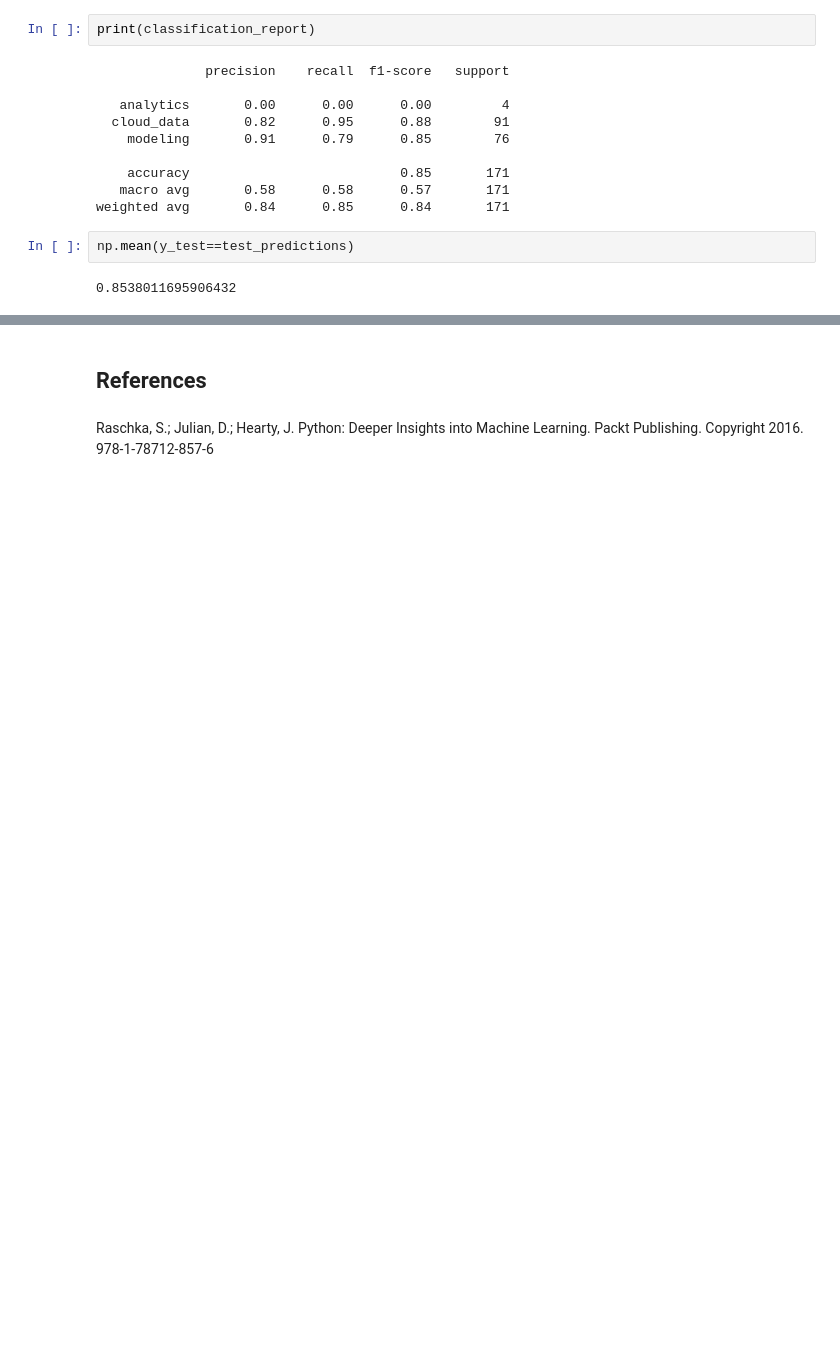
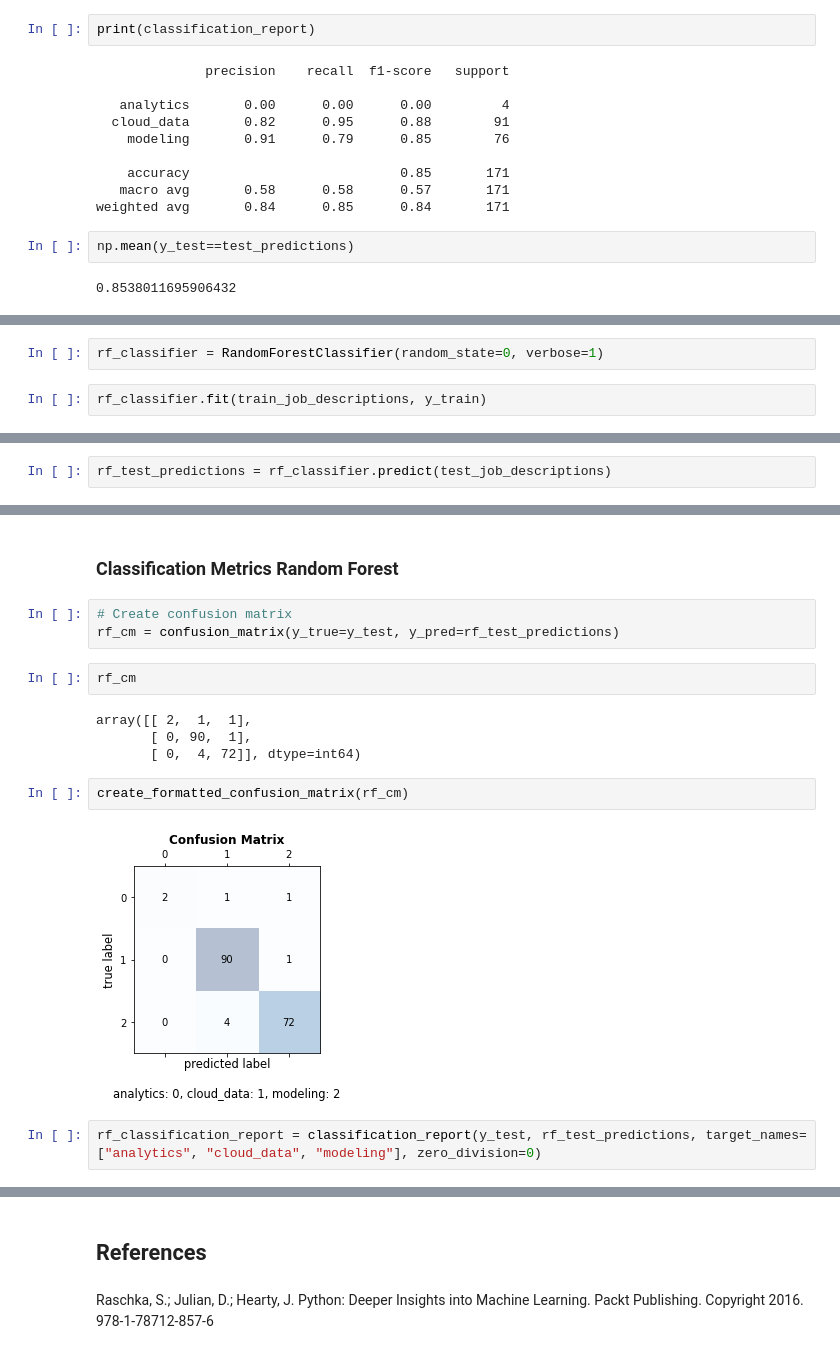
Before and after one commit to mwalbers1/DSC-609-Summer-2022, a Jupyter notebook: Machine_Learning_Final_Project.ipynb, the cells around one changed output, grey strips where cells are left out. Cells and saved outputs as stored; diff of their text form; blank space fills up the shorter version.

Commit message:
feat: Implement Random Forest classifier
Evaluate accuracy statistics for Random Forest predictions

```diff
--- a/Machine_Learning_Final_Project.ipynb
+++ b/Machine_Learning_Final_Project.ipynb
@@ -854,0 +857,4 @@ np.mean(y_test==test_predictions)
+# %%
+rf_classifier = RandomForestClassifier(random_state=0, verbose=1)
+# %%
+rf_classifier.fit(train_job_descriptions, y_train)
@@ -854,0 +871,2 @@ np.mean(y_test==test_predictions)
+# %%
+rf_test_predictions = rf_classifier.predict(test_job_descriptions)
@@ -854,0 +876,17 @@ np.mean(y_test==test_predictions)
+# %% [markdown]
+### Classification Metrics Random Forest
+# %%
+# Create confusion matrix
+rf_cm = confusion_matrix(y_true=y_test, y_pred=rf_test_predictions)
+# %%
+rf_cm
+# %% [output]
+array([[ 2,  1,  1],
+       [ 0, 90,  1],
+       [ 0,  4, 72]], dtype=int64)
+# %%
+create_formatted_confusion_matrix(rf_cm)
+# %% [output]
+[figure, added]
+# %%
+rf_classification_report = classification_report(y_test, rf_test_predictions, target_names=["analytics", "cloud_data", "modeling"], zero_division=0)
```
Also changed, not shown: parts of 21 cells of this notebook.
